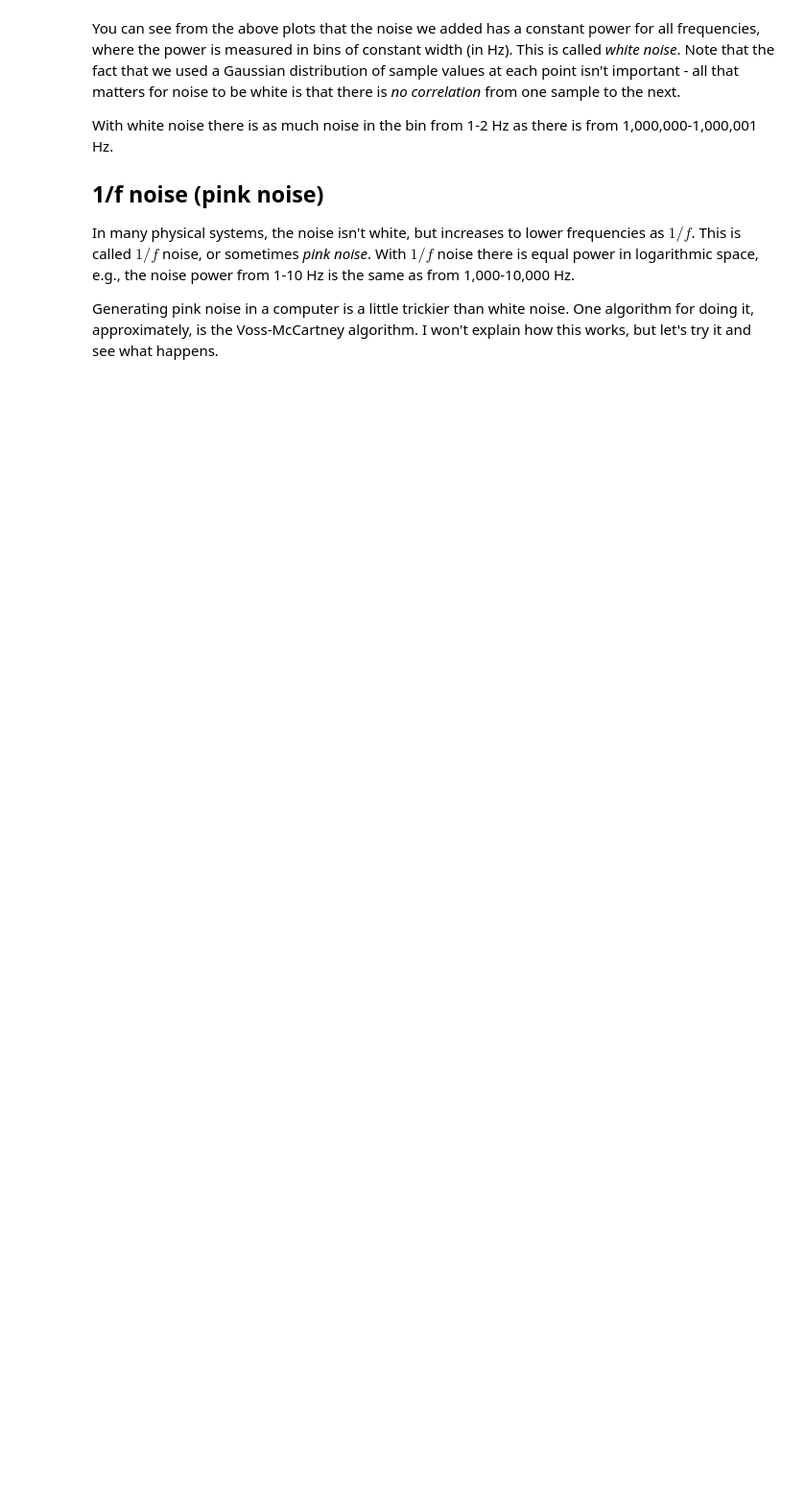
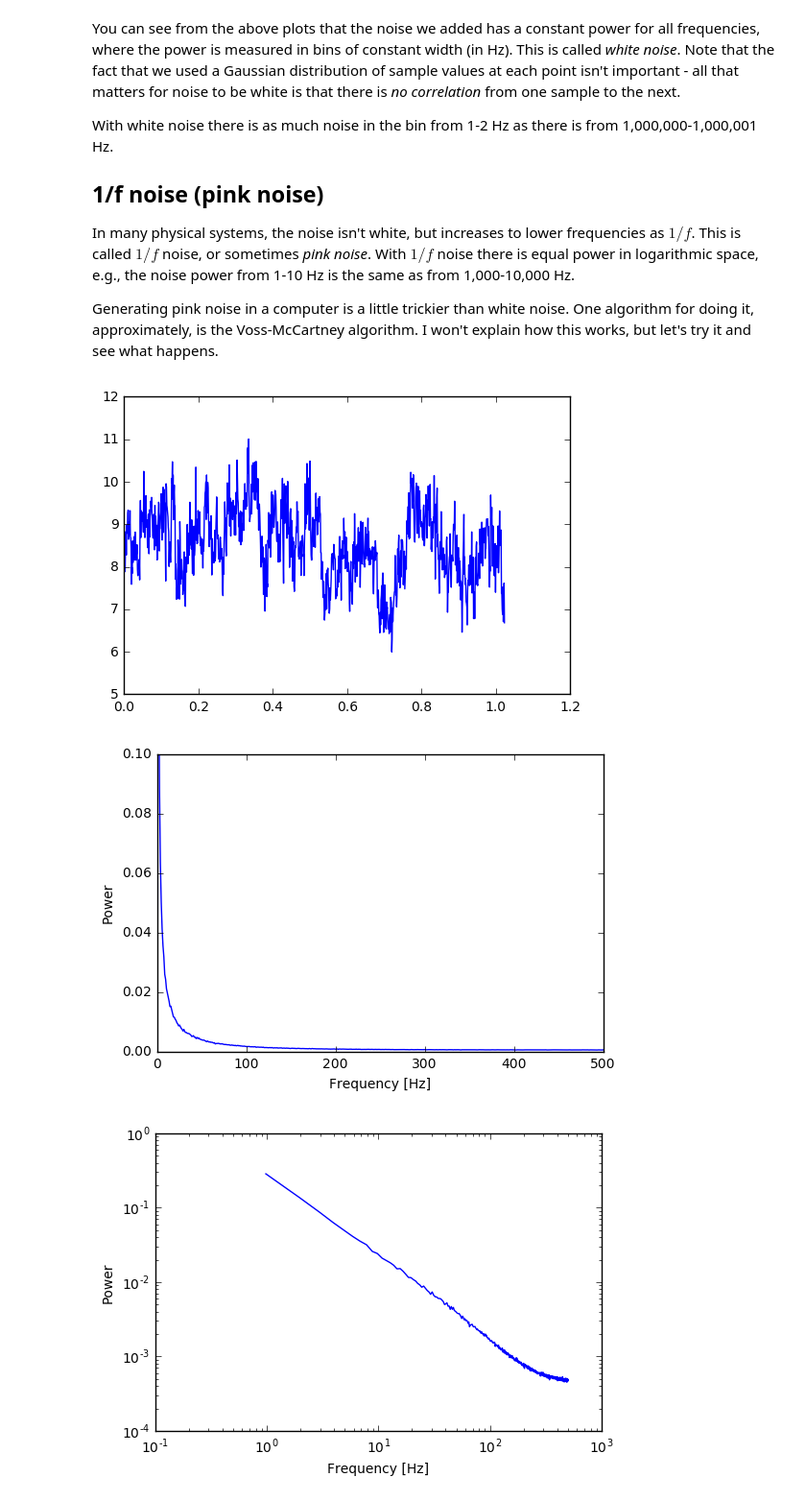
Before and after one commit to phys3112/intro, a Jupyter notebook: mcba7.ipynb, the cells around one changed output. Shown at 96% size. Drawn from its saved outputs; the diff is of its cells as text; code cells hidden in the pictures; blank space fills up the shorter version.

```diff
--- a/mcba7.ipynb
+++ b/mcba7.ipynb
@@ -317,34 +345,40 @@ def plotAverageFFT(n):
     f = np.fft.rfftfreq(t.size, dt)
 
     # As before, let's calculate the average power spectrum for a number
     # of samples.
 
     powerSpectrum = np.zeros(f.size)
 
     for i in range(n):
         y = voss(numSamples)
         powerSpectrum += abs(np.fft.rfft(y) * 2 / numSamples) ** 2
 
     powerSpectrum /= n
 
     # Plot with linear axes.
+    plt.plot(t, y)
+    plt.show()
 
     plt.plot(f, powerSpectrum)
     plt.ylim(0.0,0.1)
     plt.xlabel("Frequency [Hz]")
     plt.ylabel("Power")
     plt.show()
 
     # A log-log plot shows the noise spectrum more clearly.
 
     plt.plot(f, powerSpectrum)
     plt.loglog()
     plt.ylim(0.0001,1)
     plt.xlabel("Frequency [Hz]")
     plt.ylabel("Power")
     plt.show()
 
-plotAverageFFT(1)
+plotAverageFFT(1000)
+# %% [output]
+[figure, added]
+[figure, added]
+[figure, added]
 # %% [markdown]
 You can see how the noise follows a $1/f$ power spectrum - the slope is $-1$ in the log-log plot. Also note that the slope isn't perfect. I don't know if this is a limitation of the Voss-McCartney algorithm, or the finite length of time over which the noise is sampled.
 
```
Also changed, not shown: parts of 10 cells of this notebook.
